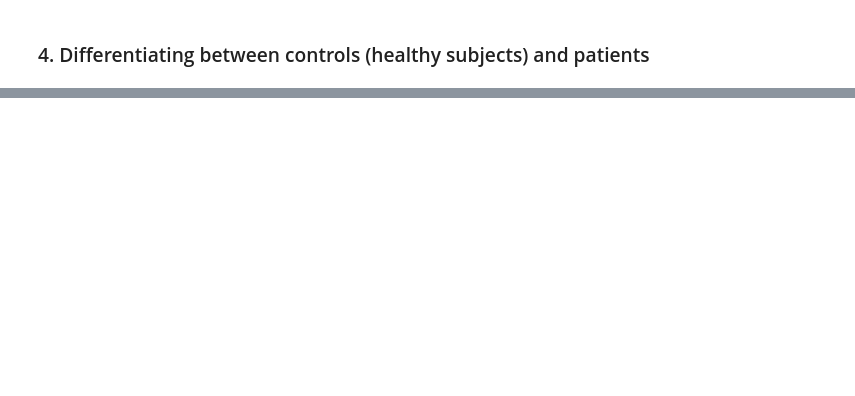
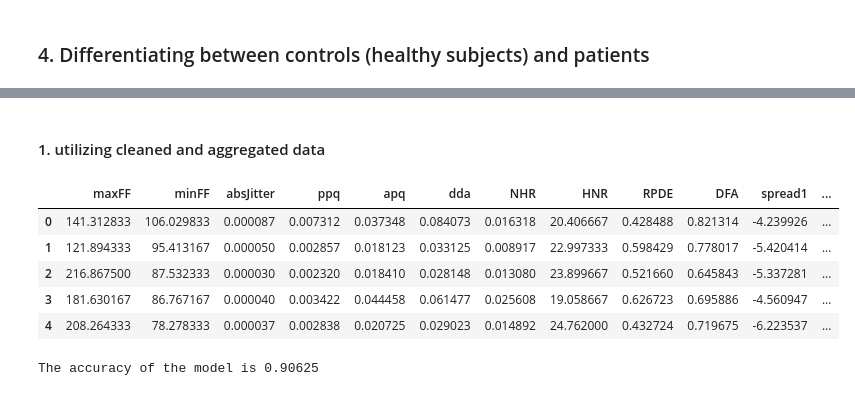
Before and after one commit to eliassanz01/LABSP, a Jupyter notebook: Collaborative coding.ipynb, the cells around one changed output, grey strips where cells are left out. Cells and saved outputs as stored; diff of their text form; code cells hidden in the pictures; blank space fills up the shorter version.

```diff
--- a/Collaborative coding.ipynb
+++ b/Collaborative coding.ipynb
@@ -250,0 +279,23 @@ KeyError: 'subject_id'
+# %% [markdown]
+#### 1. utilizing cleaned and aggregated data
+# %%
+y = averaged_df['status']
+X = averaged_df.drop(['subject_id','status'], axis=1)
+X.head(5)
+# %% [output]
+|  | maxFF | minFF | absJitter | ppq | apq | dda | NHR | HNR | RPDE | DFA | spread1 | ... |
+| 0 | 141.312833 | 106.029833 | 0.000087 | 0.007312 | 0.037348 | 0.084073 | 0.016318 | 20.406667 | 0.428488 | 0.821314 | -4.239926 | ... |
+| 1 | 121.894333 | 95.413167 | 0.000050 | 0.002857 | 0.018123 | 0.033125 | 0.008917 | 22.997333 | 0.598429 | 0.778017 | -5.420414 | ... |
+| 2 | 216.867500 | 87.532333 | 0.000030 | 0.002320 | 0.018410 | 0.028148 | 0.013080 | 23.899667 | 0.521660 | 0.645843 | -5.337281 | ... |
+| 3 | 181.630167 | 86.767167 | 0.000040 | 0.003422 | 0.044458 | 0.061477 | 0.025608 | 19.058667 | 0.626723 | 0.695886 | -4.560947 | ... |
+| 4 | 208.264333 | 78.278333 | 0.000037 | 0.002838 | 0.020725 | 0.029023 | 0.014892 | 24.762000 | 0.432724 | 0.719675 | -6.223537 | ... |
+# %%
+# Initialize the model with n = neighbors
+knn = KNeighborsClassifier(n_neighbors=3)
+## Fit the model on the observed data.
+knn.fit(X, y)
+## See how the model performs.
+Acc = knn.score(X, y)
+print ('The accuracy of the model is ' + str(Acc))
+# %% [output]
+The accuracy of the model is 0.90625
```
Also changed, not shown: parts of 11 cells of this notebook, 1 other file.
